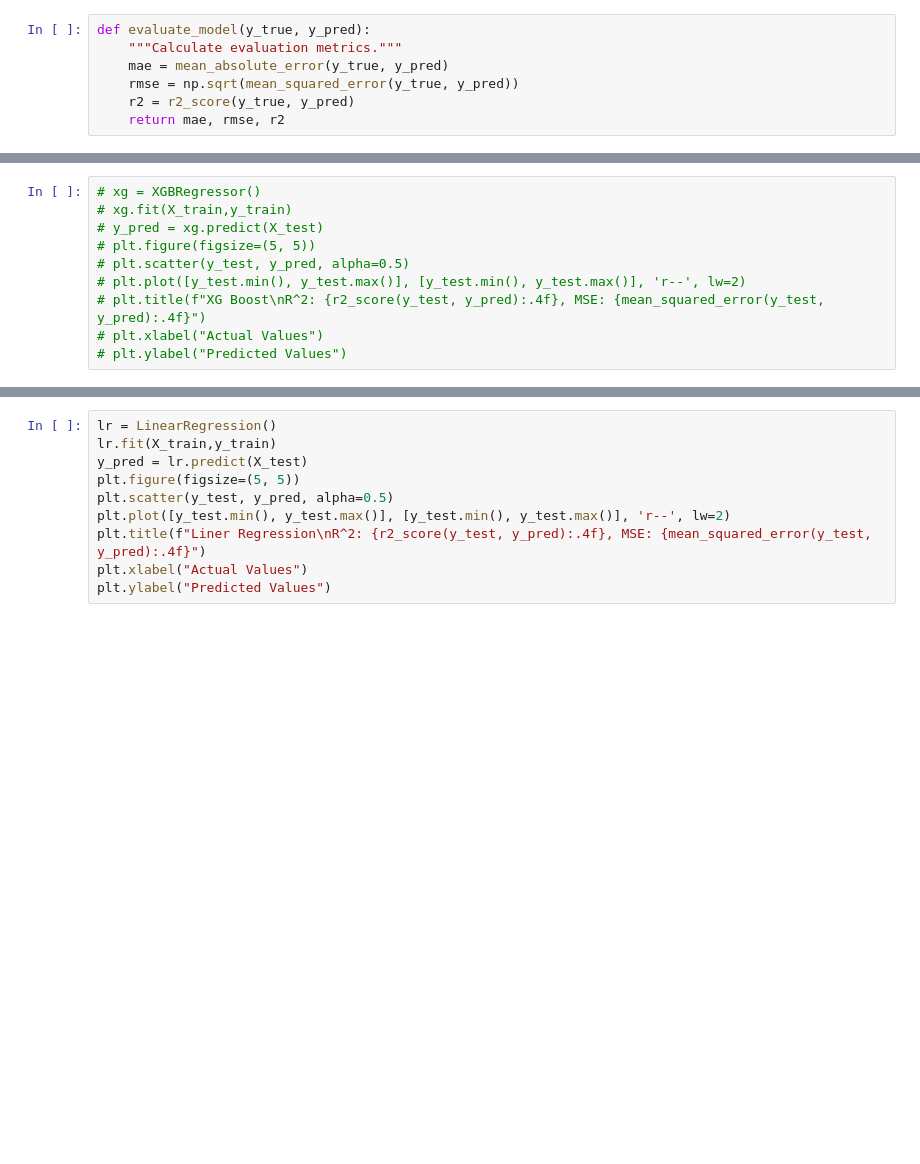
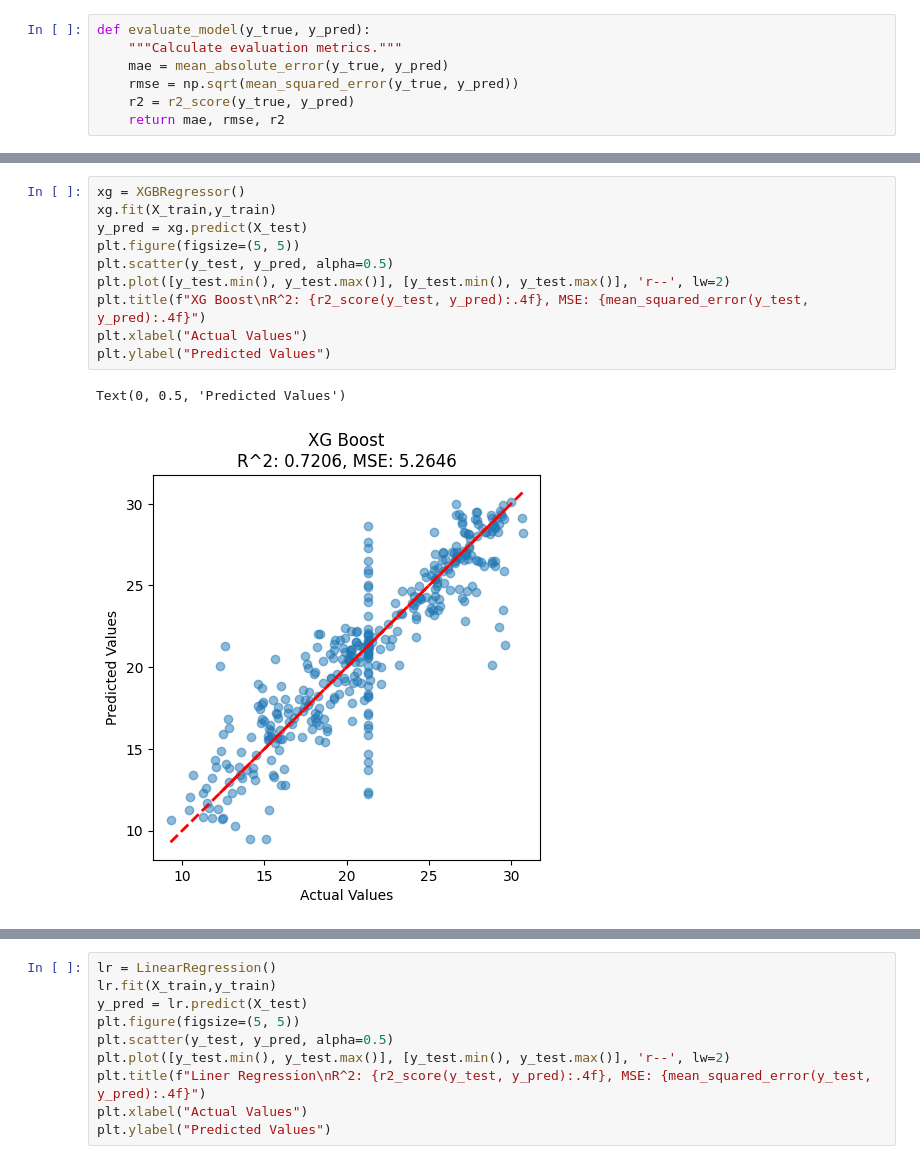
Before and after one commit to sandeepbandi924/PROJECTS, a Jupyter notebook: Temperature Prediction in Pavement Base and Subgrade Layers/temp5.ipynb, the cells around one changed output, grey strips where cells are left out. Drawn from its saved outputs; the diff is of its cells as text; blank space fills up the shorter version.

```diff
--- a/Temperature Prediction in Pavement Base and Subgrade Layers/temp5.ipynb
+++ b/Temperature Prediction in Pavement Base and Subgrade Layers/temp5.ipynb
@@ -308,13 +312,16 @@ The best model is: Random Forest Regressor with an R² score of 0.7788
 # %%
-# xg = XGBRegressor()
-# xg.fit(X_train,y_train)
-# y_pred = xg.predict(X_test)
-# plt.figure(figsize=(5, 5))
-# plt.scatter(y_test, y_pred, alpha=0.5)
-# plt.plot([y_test.min(), y_test.max()], [y_test.min(), y_test.max()], 'r--', lw=2)
-# plt.title(f"XG Boost\nR^2: {r2_score(y_test, y_pred):.4f}, MSE: {mean_squared_error(y_test, y_pred):.4f}")
-# plt.xlabel("Actual Values")
-# plt.ylabel("Predicted Values")
+xg = XGBRegressor()
+xg.fit(X_train,y_train)
+y_pred = xg.predict(X_test)
+plt.figure(figsize=(5, 5))
+plt.scatter(y_test, y_pred, alpha=0.5)
+plt.plot([y_test.min(), y_test.max()], [y_test.min(), y_test.max()], 'r--', lw=2)
+plt.title(f"XG Boost\nR^2: {r2_score(y_test, y_pred):.4f}, MSE: {mean_squared_error(y_test, y_pred):.4f}")
+plt.xlabel("Actual Values")
+plt.ylabel("Predicted Values")
+# %% [output]
+Text(0, 0.5, 'Predicted Values')
+[figure, added]
 # %%
 dt = DecisionTreeRegressor()
 dt.fit(X_train,y_train)
```
Also changed, not shown: parts of 19 cells of this notebook.
